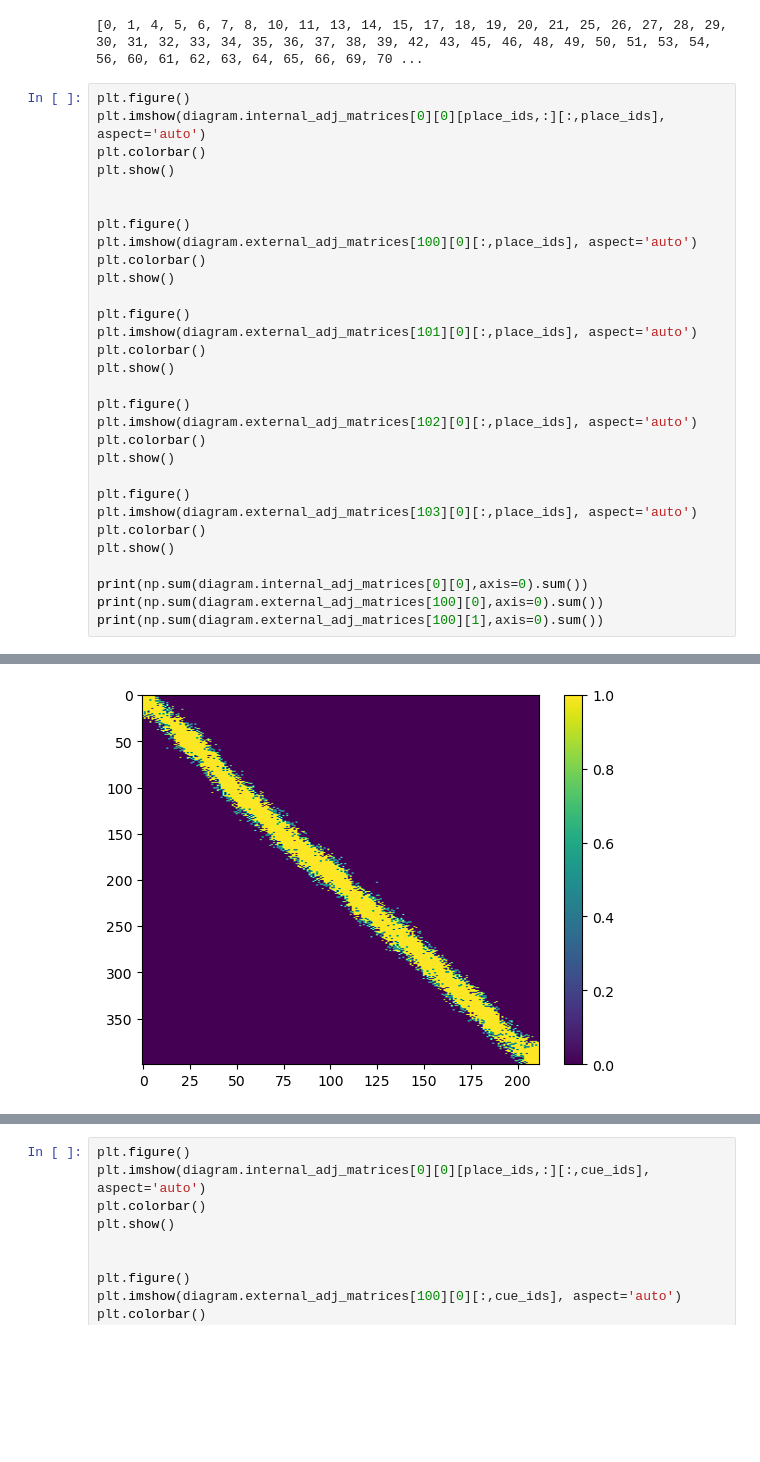
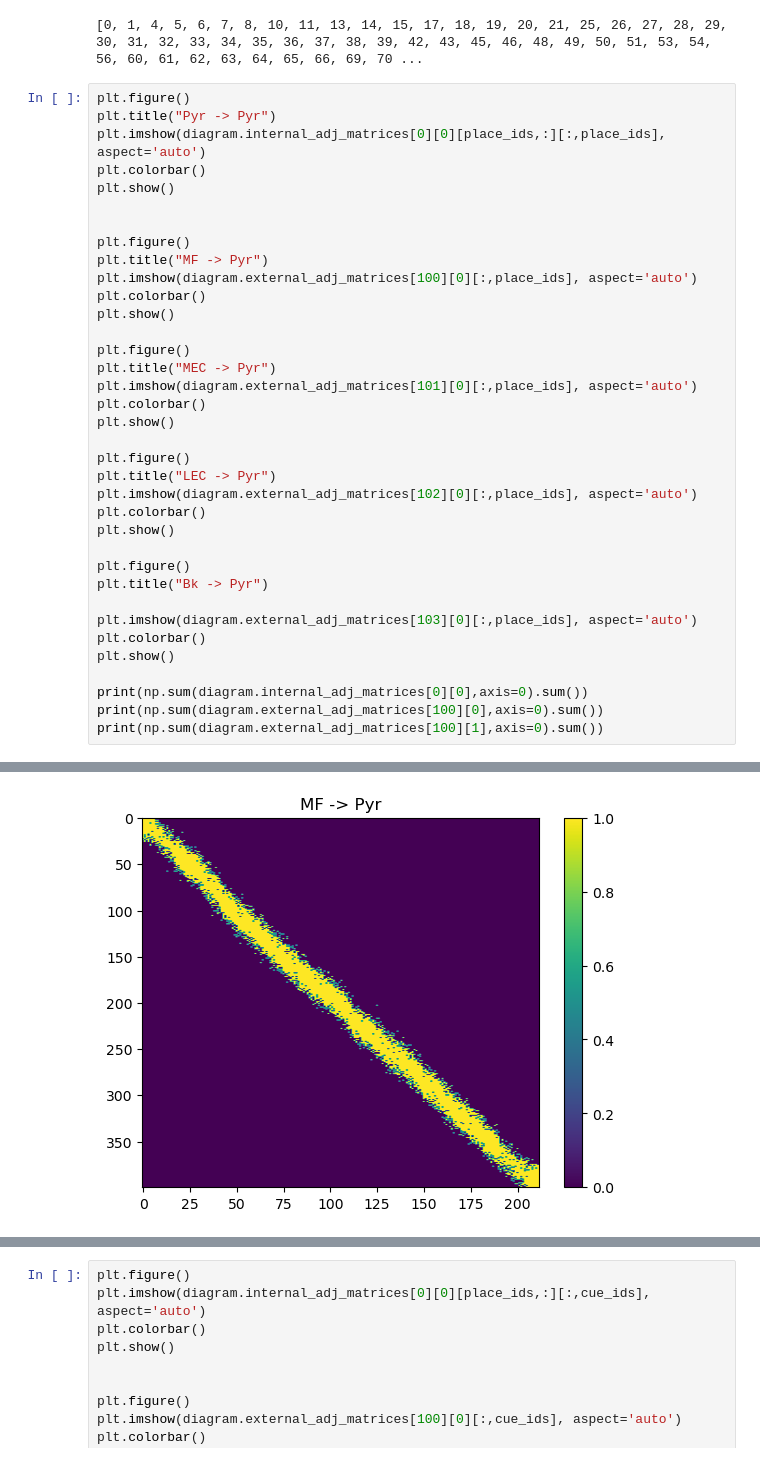
Before and after one commit to soltesz-lab/ca3_biophysical, a Jupyter notebook: notebooks/plot_training.ipynb, the cells around one changed output, grey strips where cells are left out. Saved outputs shown, nothing was run; the diff lists cells and outputs as text; blank space fills up the shorter version.

```diff
--- a/notebooks/plot_training.ipynb
+++ b/notebooks/plot_training.ipynb
@@ -169,27 +169,33 @@ print(sorted(place_ids))
 [0, 1, 4, 5, 6, 7, 8, 10, 11, 13, 14, 15, 17, 18, 19, 20, 21, 25, 26, 27, 28, 29, 30, 31, 32, 33, 34, 35, 36, 37, 38, 39, 42, 43, 45, 46, 48, 49, 50, 51, 53, 54, 56, 60, 61, 62, 63, 64, 65, 66, 69, 70 ...
 # %%
 plt.figure()
+plt.title("Pyr -> Pyr")
 plt.imshow(diagram.internal_adj_matrices[0][0][place_ids,:][:,place_ids], aspect='auto')
 plt.colorbar()
 plt.show()
 
 
 plt.figure()
+plt.title("MF -> Pyr")
 plt.imshow(diagram.external_adj_matrices[100][0][:,place_ids], aspect='auto')
 plt.colorbar()
 plt.show()
 
 plt.figure()
+plt.title("MEC -> Pyr")
 plt.imshow(diagram.external_adj_matrices[101][0][:,place_ids], aspect='auto')
 plt.colorbar()
 plt.show()
 
 plt.figure()
+plt.title("LEC -> Pyr")
 plt.imshow(diagram.external_adj_matrices[102][0][:,place_ids], aspect='auto')
 plt.colorbar()
 plt.show()
 
 plt.figure()
+plt.title("Bk -> Pyr")
+
 plt.imshow(diagram.external_adj_matrices[103][0][:,place_ids], aspect='auto')
 plt.colorbar()
 plt.show()
@@ -202 +208 @@ print(np.sum(diagram.external_adj_matrices[100][1],axis=0).sum())
-[figure, old version]
+[figure, new version]
```
Also changed, not shown: parts of 18 cells of this notebook.
